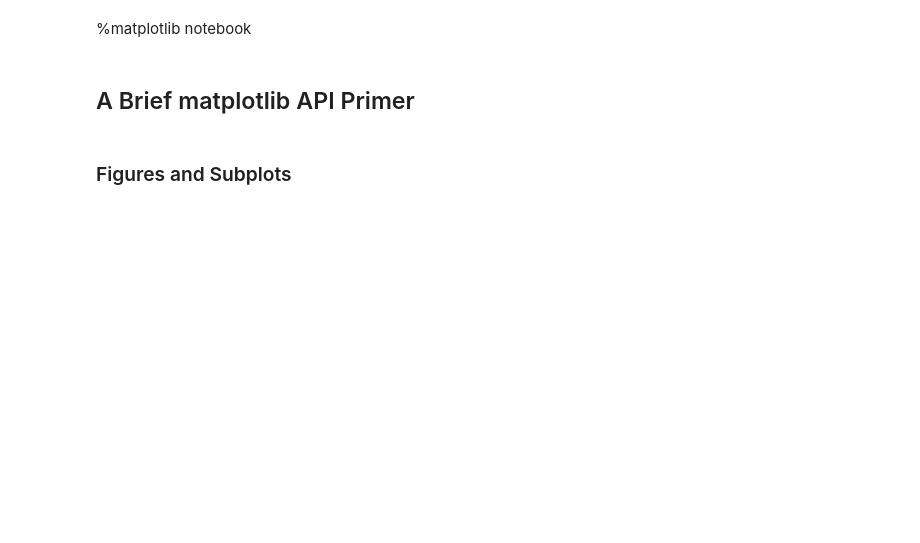
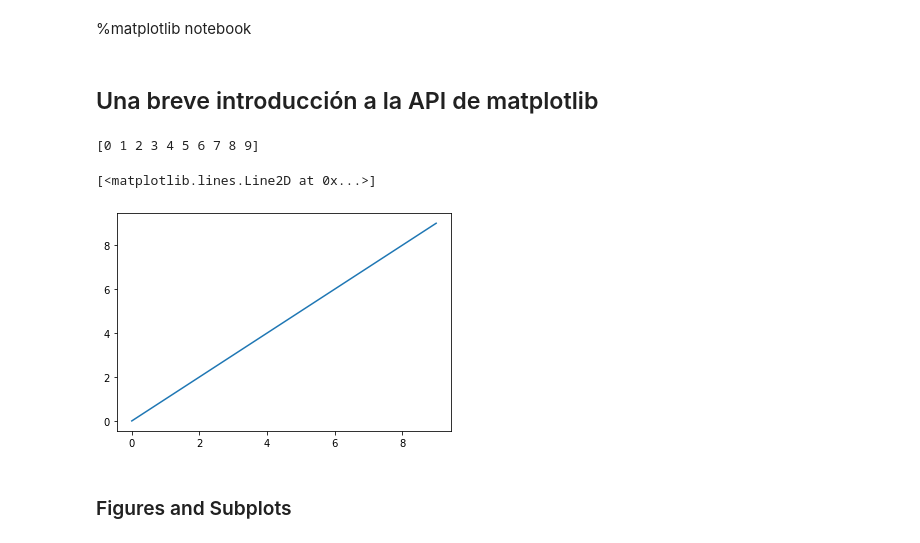
Before and after one commit to devfmx/master-data-ai, a Jupyter notebook: 2 Introduccion a la ciencia de datos/S6_visualizacion_de_datos/crowdcoding/data_viz.ipynb, the cells around one changed output. Drawn from its saved outputs; the diff is of its cells as text; code cells hidden in the pictures; blank space fills up the shorter version.

```diff
--- a/2 Introduccion a la ciencia de datos/S6_visualizacion_de_datos/crowdcoding/data_viz.ipynb
+++ b/2 Introduccion a la ciencia de datos/S6_visualizacion_de_datos/crowdcoding/data_viz.ipynb
@@ -3,16 +5,12 @@
 # %%
 import numpy as np
 import pandas as pd
-PREVIOUS_MAX_ROWS = pd.options.display.max_rows
-pd.options.display.max_rows = 20
-np.random.seed(12345)
 import matplotlib.pyplot as plt
 import matplotlib
-plt.rc('figure', figsize=(10, 6))
-np.set_printoptions(precision=4, suppress=True)
+np.random.seed(12345)
 # %% [markdown]
 %matplotlib notebook
-# %% [markdown]
-## A Brief matplotlib API Primer
+# %% [markdown]
+## Una breve introducción a la API de matplotlib
 # %%
 import matplotlib.pyplot as plt
@@ -19,8 +18,12 @@ import matplotlib.pyplot as plt
 # %%
 import numpy as np
-data = np.arange(10)
-data
+data = np.arange(10) #Cada uno de nuestros valores es del 1 al 10
+print(data)
 plt.plot(data)
+# %% [output]
+[0 1 2 3 4 5 6 7 8 9]
+[<matplotlib.lines.Line2D at 0x...>]
+[figure, added]
 # %% [markdown]
 ### Figures and Subplots
 # %%
```
Also changed, not shown: parts of 167 cells of this notebook, 6 other files.
